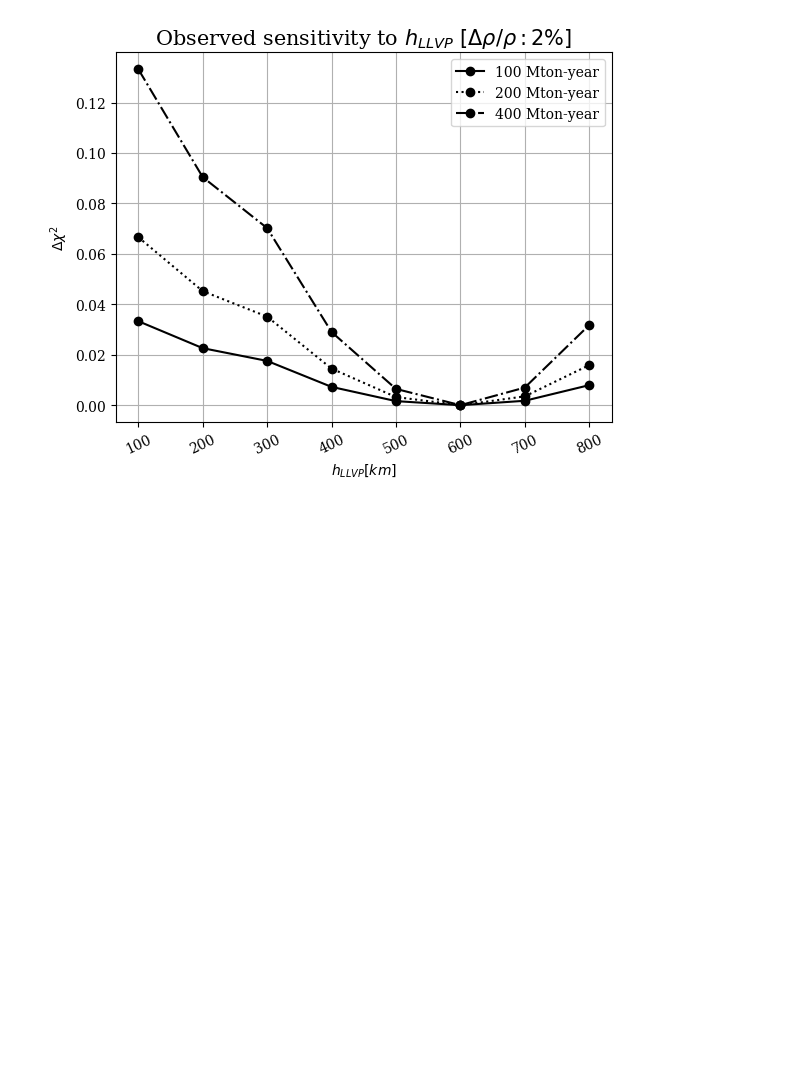
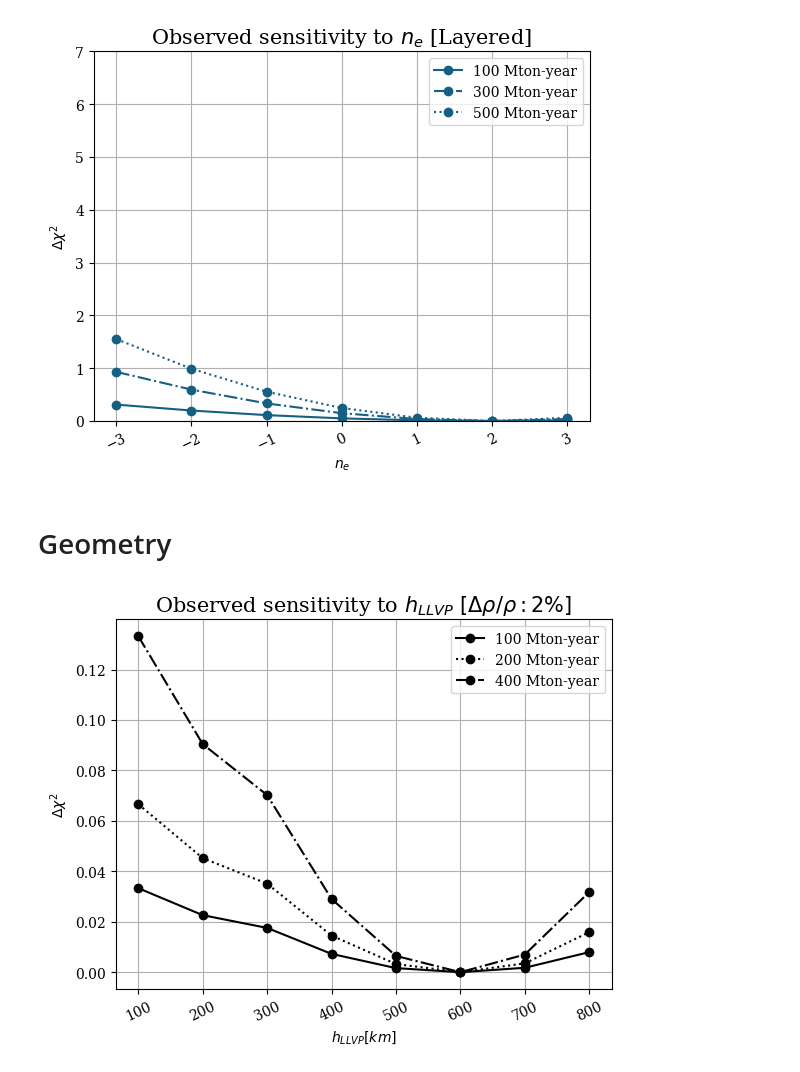
Before and after one commit to YaelDeniz/Neutrino-Tomography-Simulation, a Jupyter notebook: Jupyter-VisTools/Chi2Plots.ipynb, the cells around one changed output. Cells and saved outputs as stored; diff of their text form; code cells hidden in the pictures; blank space fills up the shorter version.

```diff
--- a/Jupyter-VisTools/Chi2Plots.ipynb
+++ b/Jupyter-VisTools/Chi2Plots.ipynb
@@ -21,3 +54,36 @@ plt.rc('font', family='serif')
+# %%
+# Load the CSV file
+result_folder = "/home/dehy0499/NuOscillation-Tomography/Neutrino-Tomography-Simulation/SimulationResults/PreliminaryResults/ObsChi2/"
+sim_folder = "ObsChi2_-Density1000-2-th-cake1000_100_2-10_128-171_-55-55_2024-12-03/"
+chi2rho_nue = result_folder +sim_folder+ "ObsChi2_cth_-Density1000-2-th-cake1000_100nu0_Obs30-100-30Int60-100-60.csv"  # Replace with your file path
+chi2rho_numu = result_folder +sim_folder+ "ObsChi2_cth_-Density1000-2-th-cake1000_100nu1_Obs30-100-30Int60-100-60.csv"
+
+chi2e = csv_to_matrix(chi2rho_nue)
+chi2mu = csv_to_matrix(chi2rho_numu)
+
+ne= chi2mu[:,1]
+chi2 = chi2mu[:,3] + chi2e[:,3]
+
+plt.plot(ne, chi2, color = '#156082', linestyle = '-',
+         marker = 'o')
+plt.plot(ne, 3*chi2, color = '#156082', linestyle = '-.',
+         marker = 'o')
+plt.plot(ne, 5*chi2, color = '#156082', linestyle = ':',
+         marker = 'o')
+
+plt.xticks(rotation = 25)
+plt.ylim([0,7])
+plt.xlabel(r'$n_e$')
+plt.ylabel(r'$\Delta \chi^2$')
+plt.title(r'Observed sensitivity to $n_e$ [Layered]', fontsize = 15)
+plt.legend(["100 Mton-year","300 Mton-year","500 Mton-year"])
+plt.grid()
+plt.savefig('ObsRho2SLayered.png')
+plt.show()
+# %% [output]
+[figure, added]
+# %% [markdown]
+# Geometry
 # %%
 '''
 ## 1%
```
Also changed, not shown: parts of 3 cells of this notebook, 31 other files.
